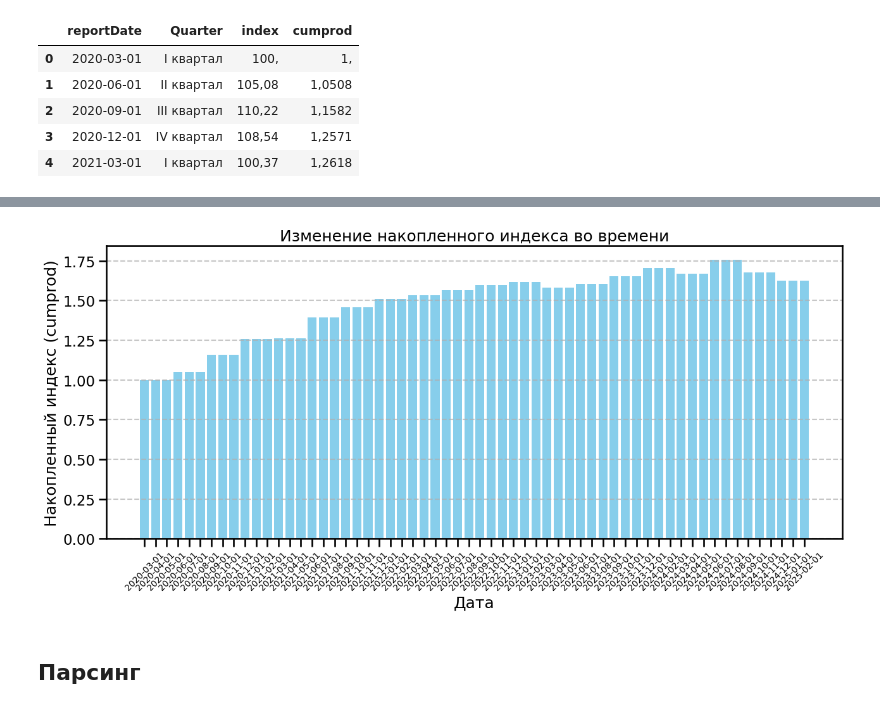
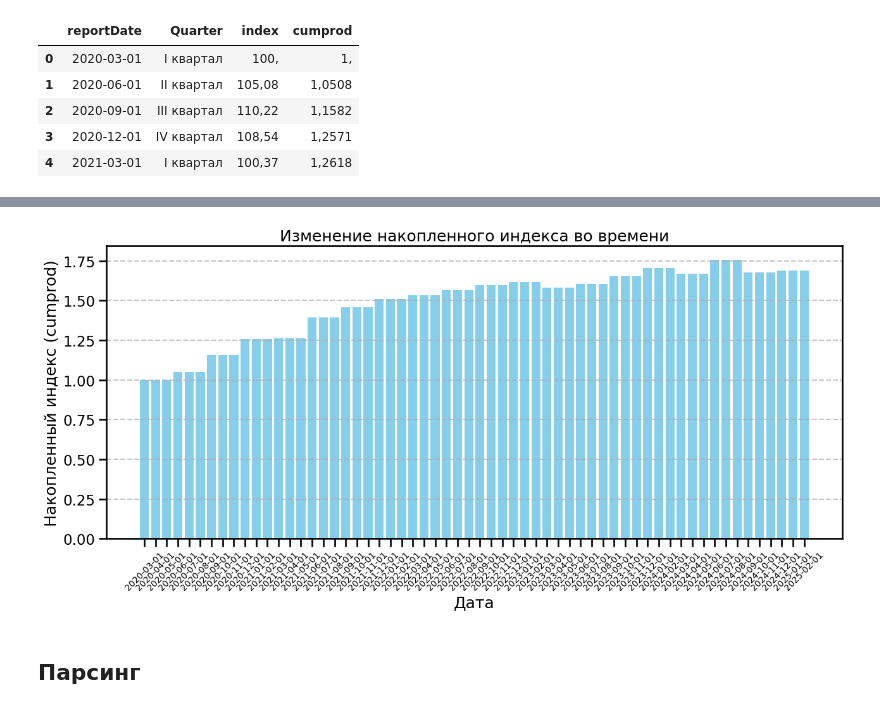
Before and after one commit to andrewch28/Cian, a Jupyter notebook: cian.ipynb, the cells around one changed output, grey strips where cells are left out. Cells and saved outputs as stored; diff of their text form; code cells hidden in the pictures.

```diff
--- a/cian.ipynb
+++ b/cian.ipynb
@@ -48,5 +70,7 @@ merged_table_beta = merged_table_beta.drop(columns = ["Строительная
 # %% [markdown]
 ## LPR
+# %%
+merged_table = cleaned_data
 # %%
 merged_table_lpr = merged_table[merged_table["reportDate"] >= "2021-06-01"].copy()
 merged_table_lpr.loc[:, "log_discounted_value"] = np.log(merged_table_lpr["discounted_value"])
@@ -202,4 +256,4 @@ plt.show()
 # %%
-merged_table['opening'] = (merged_table['reportDate'] > '2024-09-01').astype(int)
-merged_table['announcement'] = (merged_table['reportDate'] > '2022-10-01').astype(int)
+merged_table_beta['opening'] = (merged_table_beta['reportDate'] > '2024-09-01').astype(int)
+merged_table_beta['announcement'] = (merged_table_beta['reportDate'] > '2022-10-01').astype(int)
 # %%
@@ -480,0 +587,5 @@ merged_table.reportDate = merged_table.reportDate.dt.strftime('%Y-%m-%d')
+# %%
+merged_table = merged_table.drop(columns = "cumprod_x")
+merged_table = merged_table.rename(columns={"cumprod_y":"cumprod"})
+# %%
+merged_table = merged_table.sort_values(by="reportDate")
@@ -485,21 +631,21 @@ merged_table["discounted_value"] = merged_table["value"] / merged_table["cumprod
 # %%
 import matplotlib.pyplot as plt
 import matplotlib.dates as mdates
 
 plt.figure(figsize=(15, 6))
 
-plt.bar(merged_table["reportDate"], merged_table["cumprod_y"], color="skyblue")
+plt.bar(merged_table["reportDate"], merged_table["cumprod"], color="skyblue")
 
 
 plt.xticks(rotation=45, fontsize=10)
 plt.xlabel("Дата")
 plt.ylabel("Накопленный индекс (cumprod)")
 plt.title("Изменение накопленного индекса во времени")
 plt.grid(axis="y", linestyle="--", alpha=0.7)
 plt.savefig("index", dpi=300)
 plt.show()
 # %% [output]
-[figure, old version]
+[figure, new version]
 # %% [markdown]
 ## Парсинг
 # %% [markdown]
```
Also changed, not shown: parts of 29 cells of this notebook, 16 other files.
